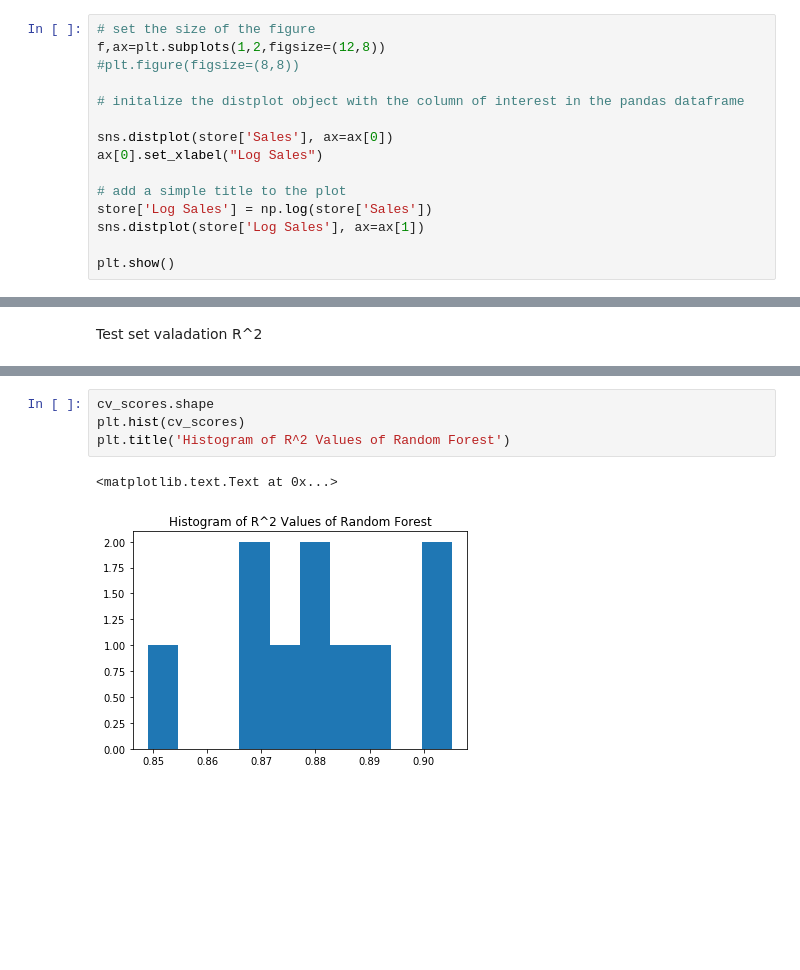
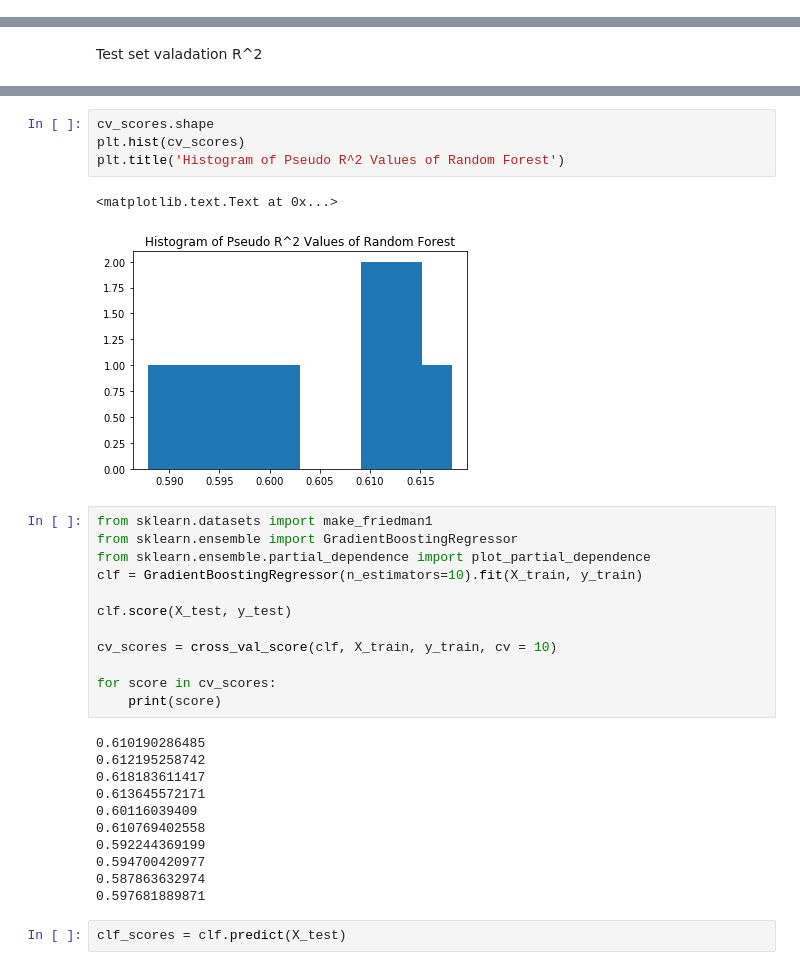
Before and after one commit to pysr1/HEY-, a Jupyter notebook: Supervised Learning with trees.ipynb, the cells around one changed output, grey strips where cells are left out. Cells and saved outputs as stored; diff of their text form; blank space fills up the shorter version.

```diff
--- a/Supervised Learning with trees.ipynb
+++ b/Supervised Learning with trees.ipynb
@@ -214,18 +231,3 @@ plt.show()
 # %%
 store['Order Date']= pd.to_datetime(store['Order Date'])
 store.set_index('Order Date', inplace = True)
-# %%
-# set the size of the figure
-f,ax=plt.subplots(1,2,figsize=(12,8))
-#plt.figure(figsize=(8,8))
-
-# initalize the distplot object with the column of interest in the pandas dataframe
-
-sns.distplot(store['Sales'], ax=ax[0])
-ax[0].set_xlabel("Log Sales")
-
-# add a simple title to the plot
-store['Log Sales'] = np.log(store['Sales'])
-sns.distplot(store['Log Sales'], ax=ax[1])
-
-plt.show()
@@ -423,7 +408,32 @@ plt.show()
 # %%
 cv_scores.shape
 plt.hist(cv_scores)
-plt.title('Histogram of R^2 Values of Random Forest')
+plt.title('Histogram of Pseudo R^2 Values of Random Forest')
 # %% [output]
 <matplotlib.text.Text at 0x...>
-[figure, old version]
+[figure, new version]
+# %%
+from sklearn.datasets import make_friedman1
+from sklearn.ensemble import GradientBoostingRegressor
+from sklearn.ensemble.partial_dependence import plot_partial_dependence
+clf = GradientBoostingRegressor(n_estimators=10).fit(X_train, y_train)
+
+clf.score(X_test, y_test)
+
+cv_scores = cross_val_score(clf, X_train, y_train, cv = 10)
+
+for score in cv_scores:
+    print(score)
+# %% [output]
+0.610190286485
+0.612195258742
+0.618183611417
+0.613645572171
+0.60116039409
+0.610769402558
+0.592244369199
+0.594700420977
+0.587863632974
+0.597681889871
+# %%
+clf_scores = clf.predict(X_test)
```
Also changed, not shown: parts of 19 cells of this notebook, 2 other files.
